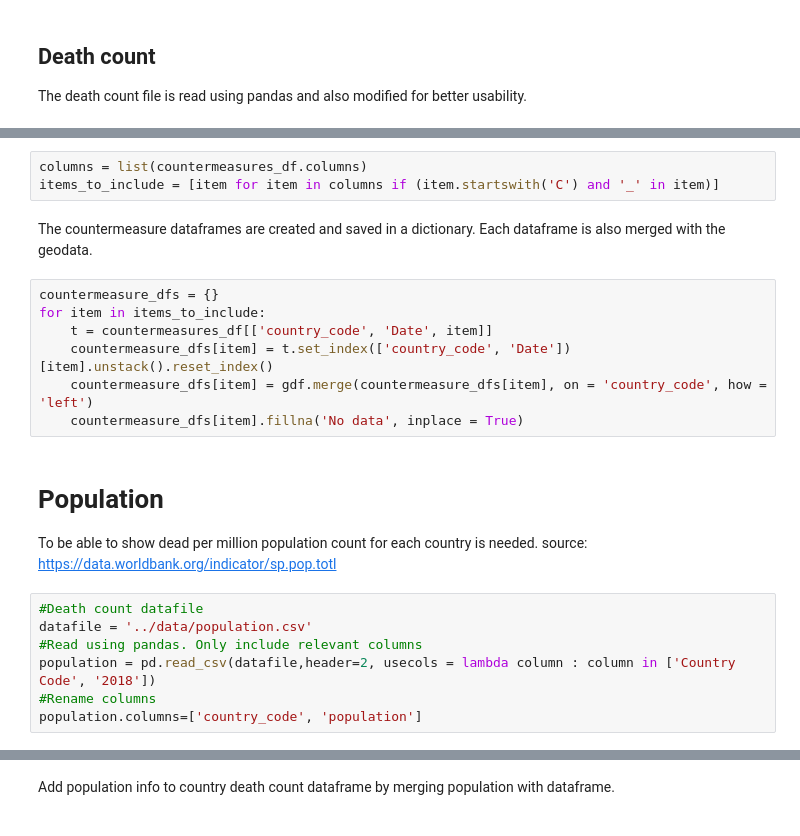
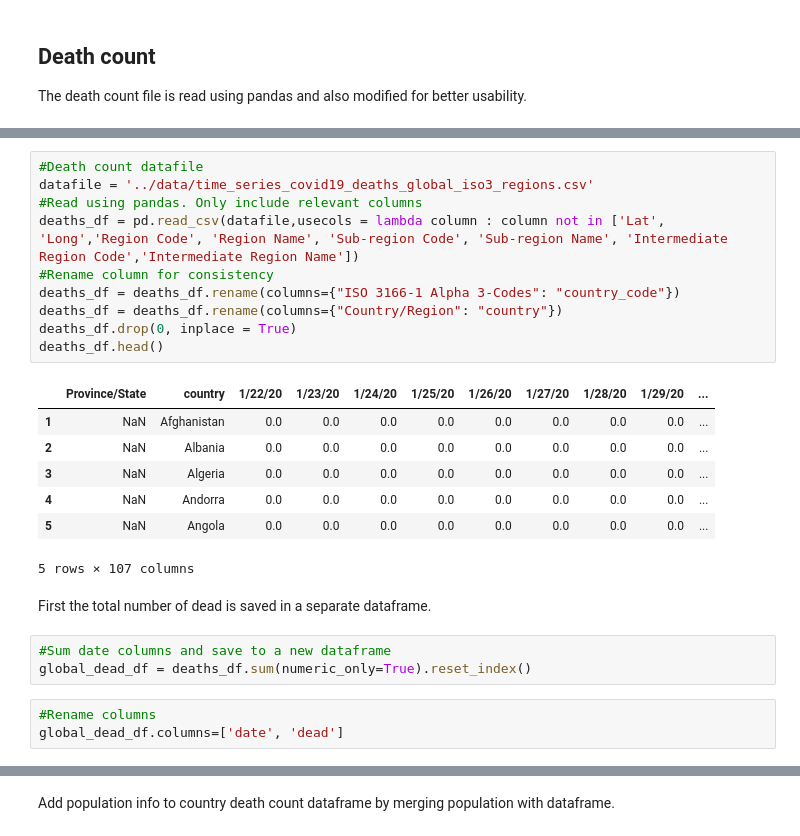
Before and after one commit to MFHolm/socialData, a Jupyter notebook: data_prep.ipynb, the cells around one changed output, grey strips where cells are left out. Drawn from its saved outputs; the diff is of its cells as text.

```diff
--- a/data_prep.ipynb
+++ b/data_prep.ipynb
@@ -113,23 +71,26 @@ A list of items to include is defined. Only the containments and closures are se
-# %%
-columns = list(countermeasures_df.columns)
-items_to_include = [item for item in columns if (item.startswith('C') and '_' in item)]
-# %% [markdown]
-The countermeasure dataframes are created and saved in a dictionary. Each dataframe is also merged with the geodata.
-# %%
-countermeasure_dfs = {}
-for item in items_to_include:
-    t = countermeasures_df[['country_code', 'Date', item]]
-    countermeasure_dfs[item] = t.set_index(['country_code', 'Date'])[item].unstack().reset_index()
-    countermeasure_dfs[item] = gdf.merge(countermeasure_dfs[item], on = 'country_code', how = 'left')
-    countermeasure_dfs[item].fillna('No data', inplace = True)
-# %% [markdown]
-# Population
-To be able to show dead per million population count for each country is needed.
-source: https://data.worldbank.org/indicator/sp.pop.totl
-# %%
-#Death count datafile
-datafile = '../data/population.csv'
-#Read using pandas. Only include relevant columns
-population = pd.read_csv(datafile,header=2, usecols = lambda column : column in ['Country Code', '2018'])
-#Rename columns
-population.columns=['country_code', 'population']
+# %%
+#Death count datafile
+datafile = '../data/time_series_covid19_deaths_global_iso3_regions.csv'
+#Read using pandas. Only include relevant columns
+deaths_df = pd.read_csv(datafile,usecols = lambda column : column not in ['Lat', 'Long','Region Code', 'Region Name', 'Sub-region Code', 'Sub-region Name', 'Intermediate Region Code','Intermediate Region Name'])
+#Rename column for consistency
+deaths_df = deaths_df.rename(columns={"ISO 3166-1 Alpha 3-Codes": "country_code"})
+deaths_df = deaths_df.rename(columns={"Country/Region": "country"})
+deaths_df.drop(0, inplace = True)
+deaths_df.head()
+# %% [output]
+|  | Province/State | country | 1/22/20 | 1/23/20 | 1/24/20 | 1/25/20 | 1/26/20 | 1/27/20 | 1/28/20 | 1/29/20 | ... |
+| 1 | NaN | Afghanistan | 0.0 | 0.0 | 0.0 | 0.0 | 0.0 | 0.0 | 0.0 | 0.0 | ... |
+| 2 | NaN | Albania | 0.0 | 0.0 | 0.0 | 0.0 | 0.0 | 0.0 | 0.0 | 0.0 | ... |
+| 3 | NaN | Algeria | 0.0 | 0.0 | 0.0 | 0.0 | 0.0 | 0.0 | 0.0 | 0.0 | ... |
+| 4 | NaN | Andorra | 0.0 | 0.0 | 0.0 | 0.0 | 0.0 | 0.0 | 0.0 | 0.0 | ... |
+| 5 | NaN | Angola | 0.0 | 0.0 | 0.0 | 0.0 | 0.0 | 0.0 | 0.0 | 0.0 | ... |
+5 rows × 107 columns
+# %% [markdown]
+First the total number of dead is saved in a separate dataframe.
+# %%
+#Sum date columns and save to a new dataframe
+global_dead_df = deaths_df.sum(numeric_only=True).reset_index()
+# %%
+#Rename columns
+global_dead_df.columns=['date', 'dead']
```
Also changed, not shown: parts of 46 cells of this notebook, 4 other files.
